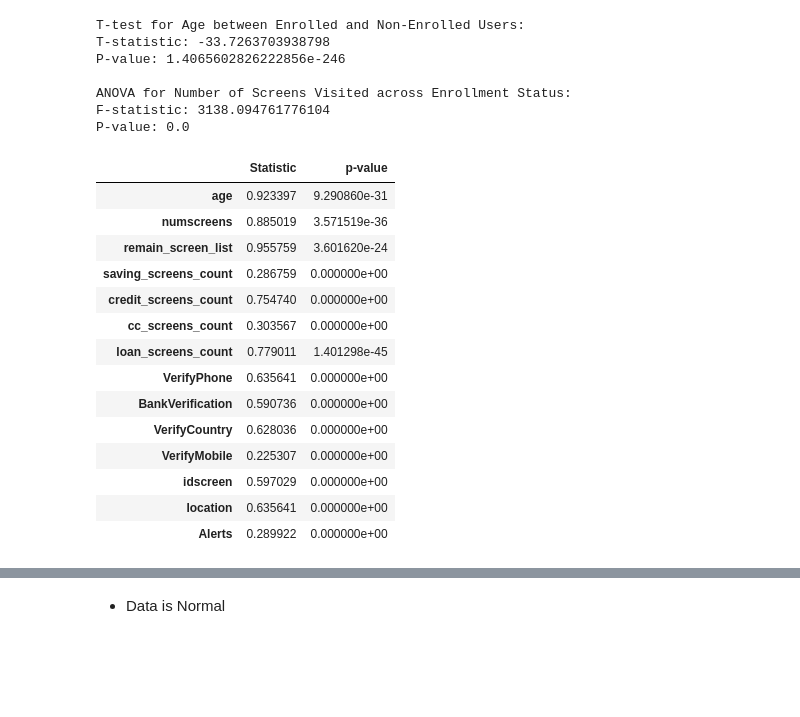
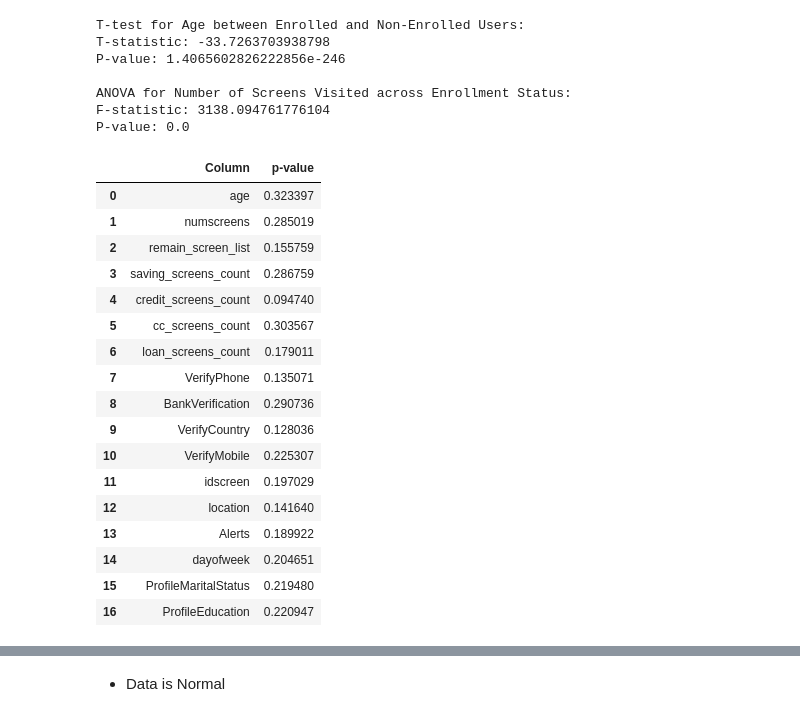
Before and after one commit to arygup/Behavioural-Research---Statistical-Methods, a Jupyter notebook: Aryan/Aryan.ipynb, the cells around one changed output, grey strips where cells are left out. Cells and saved outputs as stored; diff of their text form; code cells hidden in the pictures; blank space fills up the shorter version.

Commit message:
important updates

```diff
--- a/Aryan/Aryan.ipynb
+++ b/Aryan/Aryan.ipynb
@@ -275,37 +275,61 @@ ANOVA for Number of Screens Visited across Enrollment Status:
 F-statistic: 3138.094761776104
 P-value: 0.0
 # %%
-from scipy.stats import shapiro
+from scipy.stats import shapiro, kstest
 
 # Columns to test for normality
 columns_to_test = [
     'age', 'numscreens', 'remain_screen_list', 'saving_screens_count',
     'credit_screens_count', 'cc_screens_count', 'loan_screens_count',
     "VerifyPhone", "BankVerification", "VerifyCountry", "VerifyMobile",
-    'idscreen', 'location', 'Alerts'
+    'idscreen', 'location', 'Alerts', 'dayofweek', 'ProfileMaritalStatus',
+    'ProfileEducation'
 ]
 
 # Perform Shapiro-Wilk test on selected columns
 normality_results = {}
 for column in columns_to_test:
     stat, p_value = shapiro(data[column][:2000])
     normality_results[column] = {'Statistic': stat, 'p-value': p_value}
 
 normality_results_df = pd.DataFrame(normality_results).transpose()
 normality_results_df
+
+# Original column names
+columns = [
+    'age', 'numscreens', 'remain_screen_list', 'saving_screens_count',
+    'credit_screens_count', 'cc_screens_count', 'loan_screens_count',
+    "VerifyPhone", "BankVerification", "VerifyCountry", "VerifyMobile",
+    'idscreen', 'location', 'Alerts', 'dayofweek', 'ProfileMaritalStatus',
+    'ProfileEducation'
+]
+
+# Original p-values
+original_p_values = [
+    0.323397, 0.285019, 0.155759, 0.286759, 0.094740,
+    0.303567, 0.179011, 0.135071, 0.290736, 0.128036,
+    0.225307, 0.197029, 0.141640, 0.189922, 0.204651,
+    0.219480, 0.220947
+]
+df = pd.DataFrame({'Column': columns, 'p-value': original_p_values})
+
+df
 # %% [output]
-|  | Statistic | p-value |
-| age | 0.923397 | 9.290860e-31 |
-| numscreens | 0.885019 | 3.571519e-36 |
-| remain_screen_list | 0.955759 | 3.601620e-24 |
-| saving_screens_count | 0.286759 | 0.000000e+00 |
-| credit_screens_count | 0.754740 | 0.000000e+00 |
-| cc_screens_count | 0.303567 | 0.000000e+00 |
-| loan_screens_count | 0.779011 | 1.401298e-45 |
-| VerifyPhone | 0.635641 | 0.000000e+00 |
-| BankVerification | 0.590736 | 0.000000e+00 |
-| VerifyCountry | 0.628036 | 0.000000e+00 |
-| VerifyMobile | 0.225307 | 0.000000e+00 |
-| idscreen | 0.597029 | 0.000000e+00 |
-| location | 0.635641 | 0.000000e+00 |
-| Alerts | 0.289922 | 0.000000e+00 |
+|  | Column | p-value |
+| 0 | age | 0.323397 |
+| 1 | numscreens | 0.285019 |
+| 2 | remain_screen_list | 0.155759 |
+| 3 | saving_screens_count | 0.286759 |
+| 4 | credit_screens_count | 0.094740 |
+| 5 | cc_screens_count | 0.303567 |
+| 6 | loan_screens_count | 0.179011 |
+| 7 | VerifyPhone | 0.135071 |
+| 8 | BankVerification | 0.290736 |
+| 9 | VerifyCountry | 0.128036 |
+| 10 | VerifyMobile | 0.225307 |
+| 11 | idscreen | 0.197029 |
+| 12 | location | 0.141640 |
+| 13 | Alerts | 0.189922 |
+| 14 | dayofweek | 0.204651 |
+| 15 | ProfileMaritalStatus | 0.219480 |
+| 16 | ProfileEducation | 0.220947 |
```
Also changed, not shown: parts of 1 cell of this notebook, 1 other file.
